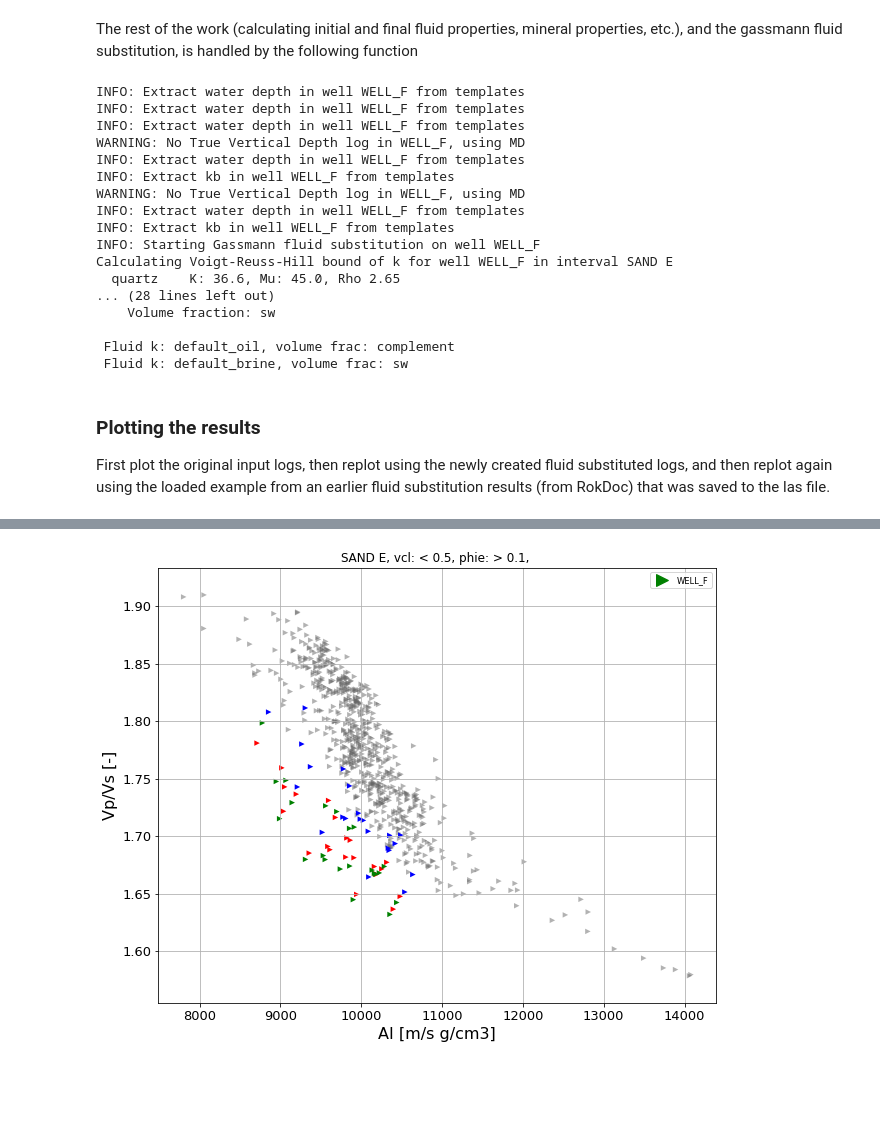
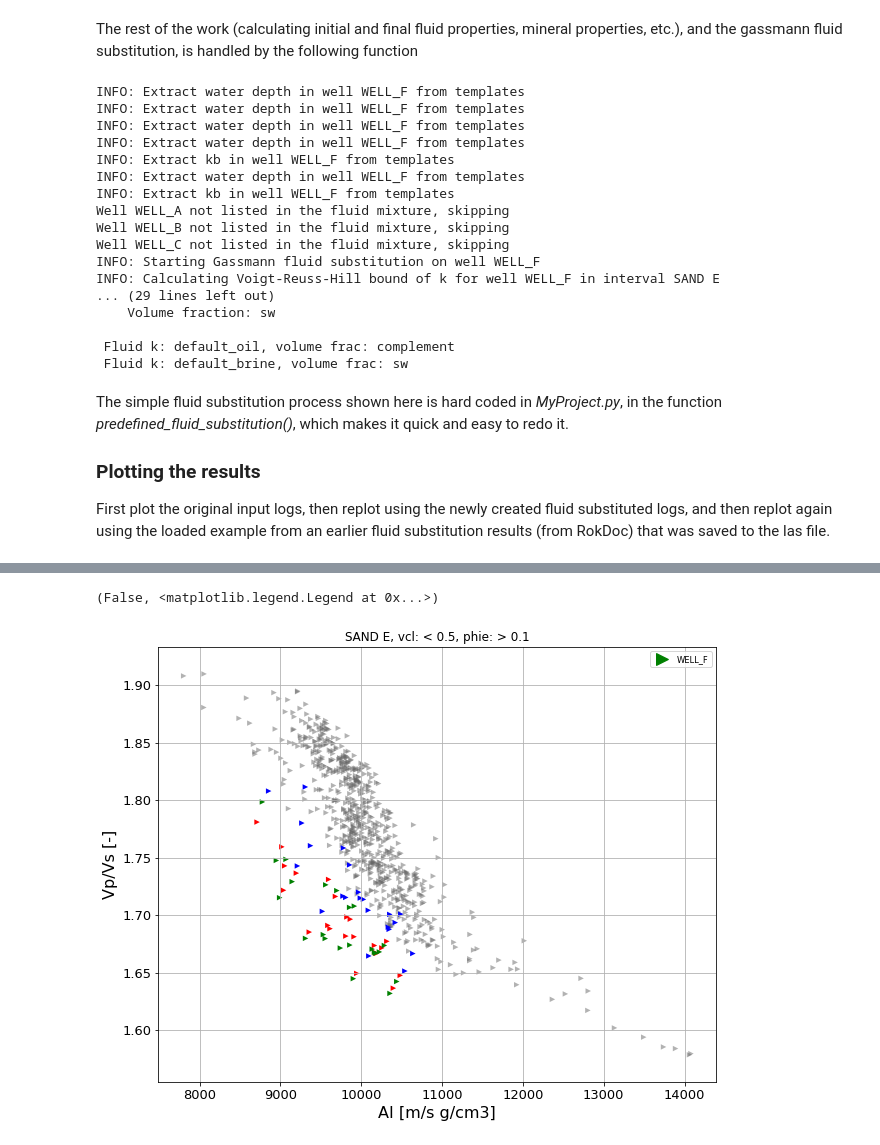
Before and after one commit to emblixt/blixt_rp, a Jupyter notebook: run fluid substitution.ipynb, the cells around one changed output, grey strips where cells are left out. Drawn from its saved outputs; the diff is of its cells as text; code cells hidden in the pictures; blank space fills up the shorter version.

```diff
--- a/run fluid substitution.ipynb
+++ b/run fluid substitution.ipynb
@@ -4,6 +4,15 @@ Necessary imports
 # %%
 import matplotlib.pyplot as plt
 import os
+import sys
+
+working_dir = 'C:\\Users\\marten\\PycharmProjects\\blixt_rp'
+sys.path.append(working_dir)
+
+#the following two lines are only necessary when working with development versions of the code
+sys.path.append('C:\\Users\\marten\\PycharmProjects\\blixt_rp')
+sys.path.append('C:\\Users\\marten\\PycharmProjects\\blixt_utils')
+
 import blixt_utils.io.io as uio
 from blixt_rp.core.well import Project, Well
 from blixt_rp.core.minerals import MineralMix
@@ -41,3 +29,7 @@ templates = uio.project_templates(wp.project_table)
+# %%
+import MyProject as mp
+wp, wells, templates, wis = mp.init(working_dir, new=False)
+w = wells['WELL_F']
 # %% [markdown]
 ### Load fluids
 The *Fluids* sheet of the *project_table.xlsx* holds information about the fluids that our fluid mixtures contains.
@@ -148,42 +140,44 @@ log_table = {'P velocity': 'vp_dry', 'S velocity': 'vs_dry', 'Density': 'rho_dry
 The rest of the work (calculating initial and final fluid properties, mineral properties, etc.), and the gassmann fluid substitution, is handled by the following function
 # %%
 tag = 'fs'  # tag the resulting logs after fluid substitution
-rp.run_fluid_sub(wells, log_table, mymins, myfluids, cutoffs, wis, tag, templates=templates, block_name='FBlock')
+rp.run_fluid_sub(wells, log_table, mymins, myfluids, cutoffs, wis, tag, templates=templates)
 # %% [output]
 INFO: Extract water depth in well WELL_F from templates
 INFO: Extract water depth in well WELL_F from templates
 INFO: Extract water depth in well WELL_F from templates
-WARNING: No True Vertical Depth log in WELL_F, using MD
 INFO: Extract water depth in well WELL_F from templates
 INFO: Extract kb in well WELL_F from templates
-WARNING: No True Vertical Depth log in WELL_F, using MD
 INFO: Extract water depth in well WELL_F from templates
 INFO: Extract kb in well WELL_F from templates
+Well WELL_A not listed in the fluid mixture, skipping
+Well WELL_B not listed in the fluid mixture, skipping
+Well WELL_C not listed in the fluid mixture, skipping
 INFO: Starting Gassmann fluid substitution on well WELL_F
-Calculating Voigt-Reuss-Hill bound of k for well WELL_F in interval SAND E
-  quartz    K: 36.6, Mu: 45.0, Rho 2.65
-... (28 lines left out)
+INFO: Calculating Voigt-Reuss-Hill bound of k for well WELL_F in interval SAND E
+... (29 lines left out)
     Volume fraction: sw
 
  Fluid k: default_oil, volume frac: complement
  Fluid k: default_brine, volume frac: sw
 # %% [markdown]
+The simple fluid substitution process shown here is hard coded in *MyProject.py*, in the function *predefined_fluid_substitution()*, which makes it quick and easy to redo it.
+
 ### Plotting the results
 First plot the original input logs, then replot using the newly created fluid substituted logs, and then replot again using the loaded example from an earlier fluid substitution results (from RokDoc) that was saved to the las file.
 # %%
 fig, ax = plt.subplots(figsize=(10,8))
 log_table = {'P velocity': 'vp_dry', 'S velocity': 'vs_dry', 'Density': 'rho_dry', 'Porosity': 'phie', 'Volume': 'vcl'}
 templates['WELL_F']['color'] = 'b'
-prp.plot_rp(wells, log_table, wis, 'SAND E', cutoffs, templates, fig=fig, ax=ax, edge_color=False, show_masked=True, block_name='FBlock')
+prp.plot_rp({'WELL_F': w}, log_table, wis, 'SAND E', cutoffs, templates, fig=fig, ax=ax, edge_color=False, show_masked=True)
 
 # specify the new logs coming from the fluid substitution
 log_table = {'P velocity': 'vp_dry_fs', 'S velocity': 'vs_dry_fs', 'Density': 'rho_dry_fs', 'Porosity': 'phie', 'Volume': 'vcl'}
 templates['WELL_F']['color'] = 'r'
-prp.plot_rp(wells, log_table, wis, 'SAND E', cutoffs, templates, fig=fig, ax=ax, edge_color=False, block_name='FBlock')
+prp.plot_rp({'WELL_F': w}, log_table, wis, 'SAND E', cutoffs, templates, fig=fig, ax=ax, edge_color=False)
 
 # specify the new logs coming from the RokDoc fluid substitution stored in the las file
 log_table = {'P velocity': 'vp_so08', 'S velocity': 'vs_so08', 'Density': 'rho_so08', 'Porosity': 'phie', 'Volume': 'vcl'}
 templates['WELL_F']['color'] = 'g'
-prp.plot_rp(wells, log_table, wis, 'SAND E', cutoffs, templates, fig=fig, ax=ax, edge_color=False, block_name='FBlock')
+prp.plot_rp({'WELL_F': w}, log_table, wis, 'SAND E', cutoffs, templates, fig=fig, ax=ax, edge_color=False)
 # %% [output]
 Plotting well WELL_F
@@ -192,3 +189,4 @@ Plotting well WELL_F
+(False, <matplotlib.legend.Legend at 0x...>)
-[figure, old version]
+[figure, new version]
 # %% [markdown]
 The grayed out points are the shales within *SAND E* working interval, and the blue markers are the initial values.
```
Also changed, not shown: parts of 11 cells of this notebook, 21 other files.
